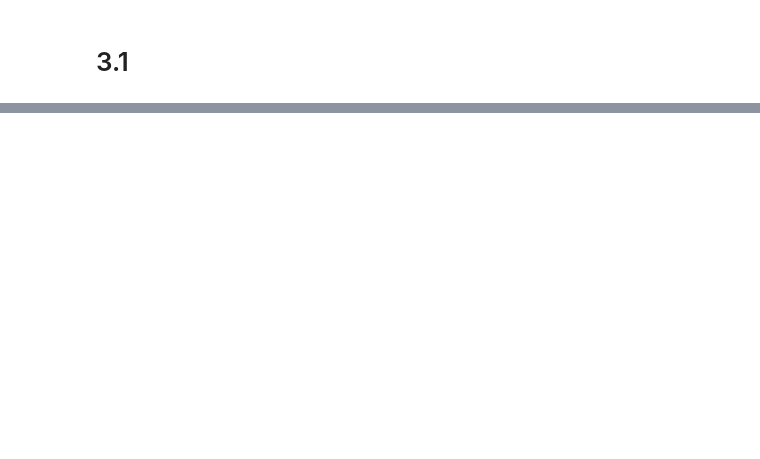
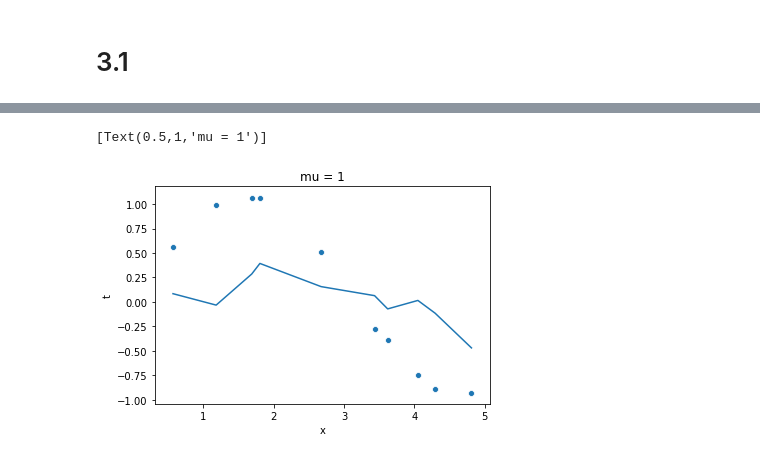
Before and after one commit to WyattGMadden/mathematics_of_machine_learning_group_19, a Jupyter notebook: labs/lab_4/Lab 4 - Wyatt Madden & Dan Crowley.ipynb, the cells around one changed output, grey strips where cells are left out. Saved outputs shown, nothing was run; the diff lists cells and outputs as text; code cells hidden in the pictures; blank space fills up the shorter version.

```diff
--- a/labs/lab_4/Lab 4 - Wyatt Madden & Dan Crowley.ipynb
+++ b/labs/lab_4/Lab 4 - Wyatt Madden & Dan Crowley.ipynb
@@ -50,0 +111,6 @@ array([[-8. ,  1. ],
+# %%
+sns.lineplot(x = "x", y = "hat_ten_1", data = hat_df)
+sns.scatterplot(x = "x", y = "t", data = hat_df).set(title = "mu = 1")
+# %% [output]
+[Text(0.5,1,'mu = 1')]
+[figure, added]
```
Also changed, not shown: parts of 19 cells of this notebook, 16 other files.
